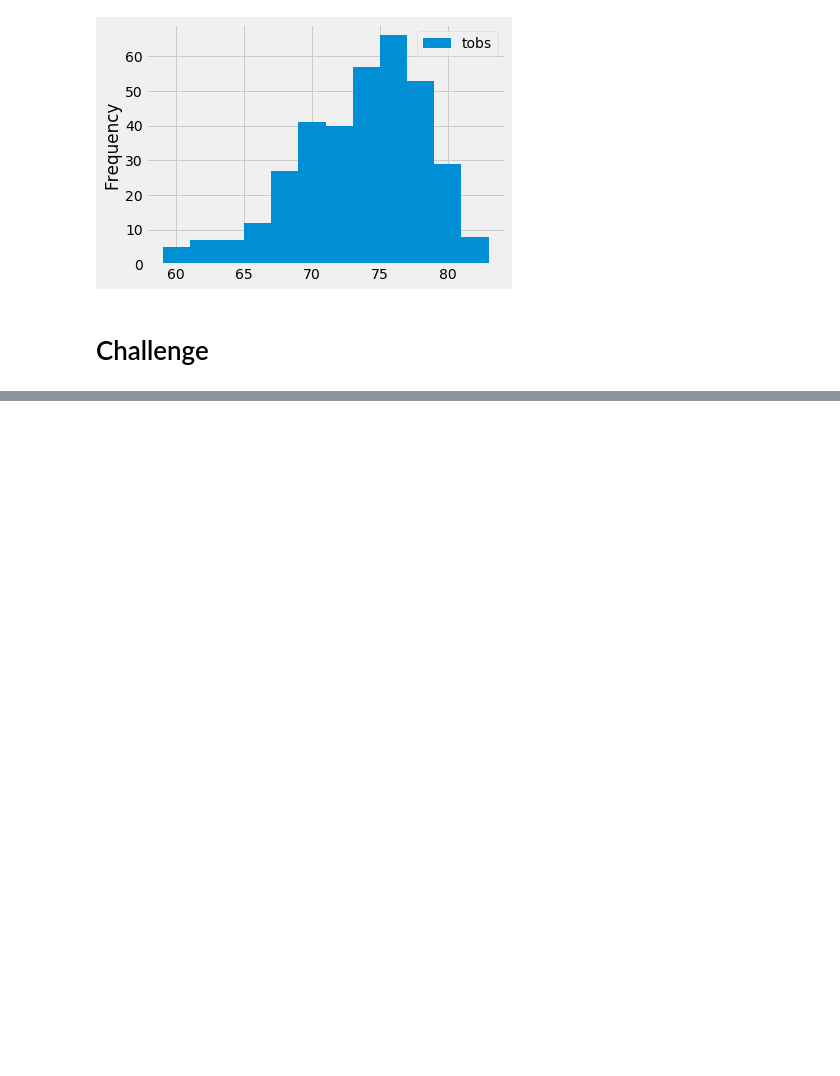
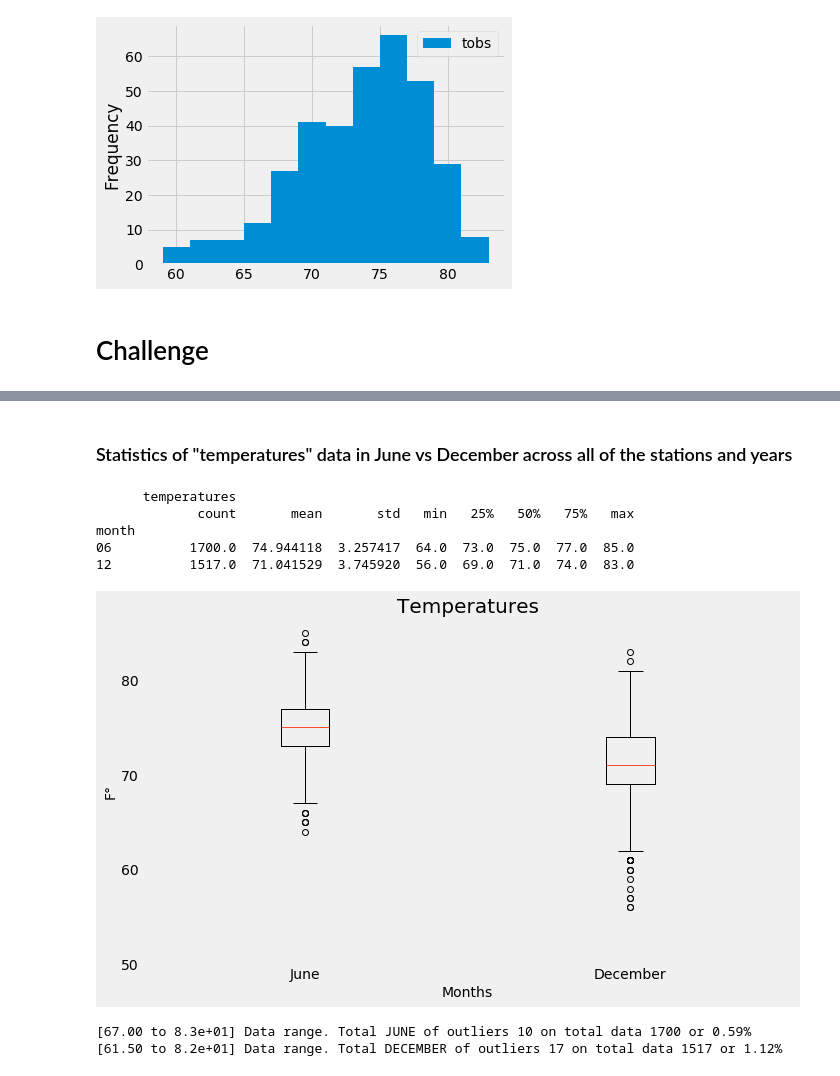
Before and after one commit to Khanguye/Surfs_up, a Jupyter notebook: climate_analysis.ipynb, the cells around one changed output, grey strips where cells are left out. Drawn from its saved outputs; the diff is of its cells as text; code cells hidden in the pictures; blank space fills up the shorter version.

```diff
--- a/climate_analysis.ipynb
+++ b/climate_analysis.ipynb
@@ -139,0 +268,46 @@ plt.tight_layout()
+# %% [markdown]
+### Statistics of "temperatures" data in June vs December across all of the stations and years
+# %%
+# Let get the dataframe of June and December temperatures
+Jun_Dec_Tobs_df = measurement_df[(measurement_df["month"] == "06") | (measurement_df["month"] == "12") ][["month","temperatures"]]
+# group data by month
+Jun_Dec_Tobs_df = Jun_Dec_Tobs_df.groupby("month")
+# statictis
+print(Jun_Dec_Tobs_df.describe())
+
+# box-and-whisker plots to find outliers
+# get series data of June and December and drop nan values
+june_tobs_ser =measurement_df[(measurement_df["month"] == "06")]["temperatures"].dropna()
+dec_tobs_ser = measurement_df[(measurement_df["month"] == "12")]["temperatures"].dropna()
+
+# Plot on the same graph.
+#set data
+data = [june_tobs_ser, dec_tobs_ser]
+#set labes
+x_labels = ["June", "December"]
+#format and plot
+fig, ax = plt.subplots(figsize=(10, 6))
+ax.set_title('Temperatures',fontsize=20)
+ax.set_ylabel('F°',fontsize=14)
+ax.set_xlabel("Months",fontsize=14)
+ax.boxplot(data, labels=x_labels)
+ax.set_yticks(np.arange(50, 90, step=10))
+ax.grid()
+
+plt.tight_layout()
+plt.show()
+
+#Find outliers
+#JUNE
+printOutliers(june_tobs_ser,"JUNE")
+#DECEMBER
+printOutliers(dec_tobs_ser,"DECEMBER")
+# %% [output]
+      temperatures
+             count       mean       std   min   25%   50%   75%   max
+month
+06          1700.0  74.944118  3.257417  64.0  73.0  75.0  77.0  85.0
+12          1517.0  71.041529  3.745920  56.0  69.0  71.0  74.0  83.0
+[figure, added]
+[67.00 to 8.3e+01] Data range. Total JUNE of outliers 10 on total data 1700 or 0.59%
+[61.50 to 8.2e+01] Data range. Total DECEMBER of outliers 17 on total data 1517 or 1.12%
```
Also changed, not shown: parts of 32 cells of this notebook, 14 other files.
